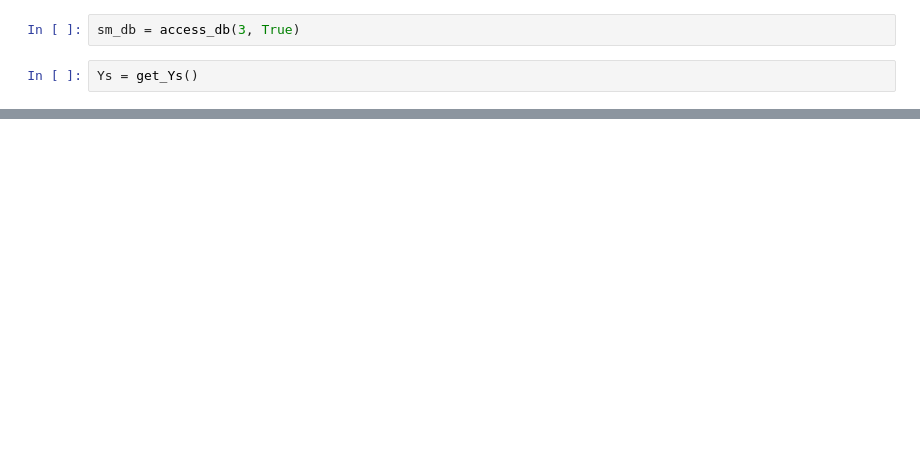
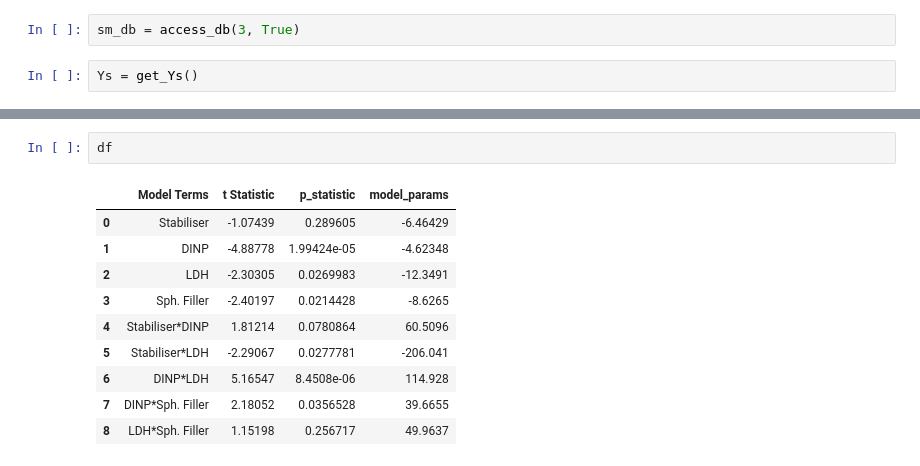
Before and after one commit to reinhardfechter/FlexPVCModel, a Jupyter notebook: Plot_parameter_statistics.ipynb, the cells around one changed output, grey strips where cells are left out. Cells and saved outputs as stored; diff of their text form; blank space fills up the shorter version.

```diff
--- a/Plot_parameter_statistics.ipynb
+++ b/Plot_parameter_statistics.ipynb
@@ -59 +69,14 @@ for column in names:
 ... (18 outputs left out)
+# %%
+df
+# %% [output]
+|  | Model Terms | t Statistic | p_statistic | model_params |
+| 0 | Stabiliser | -1.07439 | 0.289605 | -6.46429 |
+| 1 | DINP | -4.88778 | 1.99424e-05 | -4.62348 |
+| 2 | LDH | -2.30305 | 0.0269983 | -12.3491 |
+| 3 | Sph. Filler | -2.40197 | 0.0214428 | -8.6265 |
+| 4 | Stabiliser*DINP | 1.81214 | 0.0780864 | 60.5096 |
+| 5 | Stabiliser*LDH | -2.29067 | 0.0277781 | -206.041 |
+| 6 | DINP*LDH | 5.16547 | 8.4508e-06 | 114.928 |
+| 7 | DINP*Sph. Filler | 2.18052 | 0.0356528 | 39.6655 |
+| 8 | LDH*Sph. Filler | 1.15198 | 0.256717 | 49.9637 |
```
Also changed, not shown: parts of 5 cells of this notebook, 8 other files.
